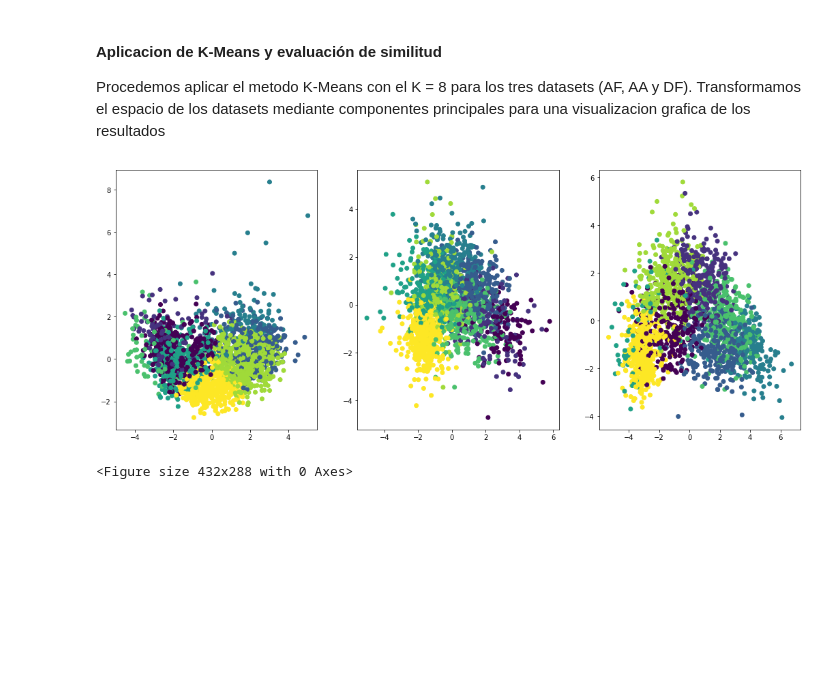
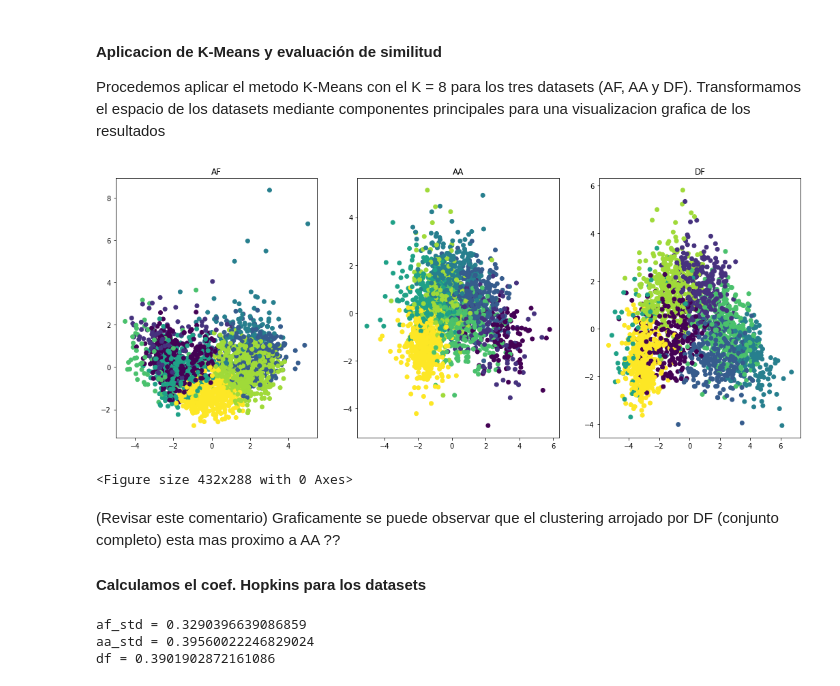
Before and after one commit to jduqer/TP01-CyT, a Jupyter notebook: TP1_v0.ipynb, the cells around one changed output. Cells and saved outputs as stored; diff of their text form; code cells hidden in the pictures; blank space fills up the shorter version.

Commit message:
Punto B,C,D
Agrego partes del los puntos
Rand/Van Dongen y comparacion contra la clase

```diff
--- a/TP1_v0.ipynb
+++ b/TP1_v0.ipynb
@@ -353,15 +355,52 @@ for data in dataframes:
 # %%
 fig, (g1, g2, g3) = plt.subplots(1, 3)
 fig.set_size_inches(18, 7)
 
 plt.figure()
 g1.scatter(result['af_std'].iloc[:, 0], result['af_std'].iloc[:, 1], c=result['af_std'].iloc[:, 2])
 g2.scatter(result['aa_std'].iloc[:, 0], result['aa_std'].iloc[:, 1], c=result['aa_std'].iloc[:, 2])
 g3.scatter(result['df'].iloc[:, 0], result['df'].iloc[:, 1], c=result['df'].iloc[:, 2])
 g1.set_title("AF")
-g1.set_title("AA")
-g1.set_title("DF")
+g2.set_title("AA")
+g3.set_title("DF")
 plt.show()
 # %% [output]
-[figure, old version]
+[figure, new version]
 <Figure size 432x288 with 0 Axes>
+# %% [markdown]
+(Revisar este comentario)
+Graficamente se puede observar que el clustering arrojado por DF (conjunto completo) esta mas proximo a AA ??
+
+#### Calculamos el coef. Hopkins para los datasets
+# %%
+def Hopkins(df,*args):
+    n = df.shape[0] # filas
+    d = df.shape[1] # columnas
+    if not args:
+        #print("Numero de puntos al azar por defecto")
+        m = int(0.1 * n) # cantidad de puntos al azar (default)
+    else:
+        m = args[0] # cantidad de puntos al azar
+
+    nbrs = NearestNeighbors(n_neighbors=1, algorithm='brute').fit(df) # buscador de vecinos
+
+    rand_ind = random.sample(range(0, n, 1), m) # indices al azar
+
+    ui = []
+    wi = []
+    for j in range(0, m):
+        u_dist, _ = nbrs.kneighbors(np.random.normal(size=(1, d)).reshape(1, -1), 2, return_distance=True) # distancia a los nuevos puntos
+        ui.append(u_dist[0][1])
+        w_dist, _ = nbrs.kneighbors(df[rand_ind[j]].reshape(1, -1), 2, return_distance=True) # distancia a los puntos al azar
+        wi.append(w_dist[0][1])
+
+    H = sum(wi) / (sum(ui) + sum(wi))
+    return H
+
+print("af_std =",Hopkins(af_std.values))
+print("aa_std =",Hopkins(aa_std.values))
+print("df =",Hopkins(df.values))
+# %% [output]
+af_std = 0.3290396639086859
+aa_std = 0.39560022246829024
+df = 0.3901902872161086
```
Also changed, not shown: parts of 10 cells of this notebook.
